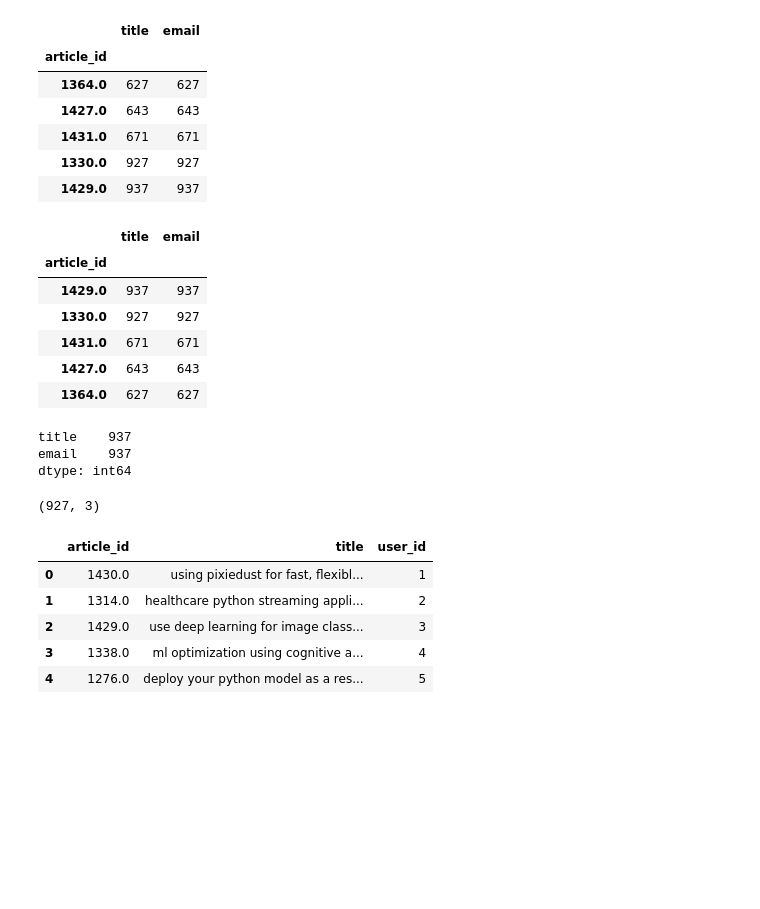
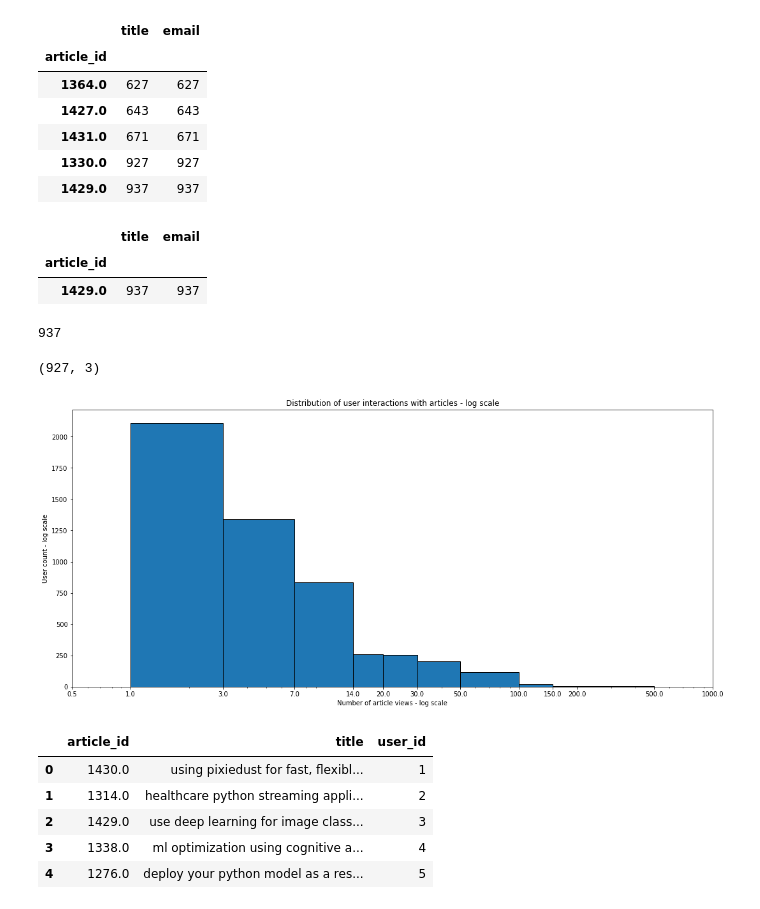
Before and after one commit to carmencampos/Recommendations-IBM, a Jupyter notebook: Recommendations_with_IBM.ipynb, the cells around one changed output. Cells and saved outputs as stored; diff of their text form; code cells hidden in the pictures; blank space fills up the shorter version.

```diff
--- a/Recommendations_with_IBM.ipynb
+++ b/Recommendations_with_IBM.ipynb
@@ -198,21 +184,15 @@ df.groupby(['article_id']).count().sort_values('title').tail()
 | 1330.0 | 927 | 927 |
 | 1429.0 | 937 | 937 |
 # %%
-df.groupby(['article_id']).count().sort_values('title', ascending=False).head()
+df.groupby(['article_id']).count().sort_values('title', ascending=False).head(1)
 # %% [output]
 |  | title | email |
 | article_id |  |  |
 | 1429.0 | 937 | 937 |
-| 1330.0 | 927 | 927 |
-| 1431.0 | 671 | 671 |
-| 1427.0 | 643 | 643 |
-| 1364.0 | 627 | 627 |
 # %%
-df.groupby('article_id').count().max()
+df.groupby('article_id').count().max().title
 # %% [output]
-title    937
-email    937
-dtype: int64
+937
 # %%
 df[df.article_id == 1330.0].shape
 # %% [output]
@@ -223,3 +203,18 @@ max_views = 937 # The most viewed article in the dataset was viewed how many tim
+# %%
+# Histogram for distribution of user interaction with articles
+plt.figure(figsize=(18,8))
+histogram_bins = [0,1,3,7,14,20,30,50,100,150,200,500]
+histogram_ticks = np.array([0.5, 1,3,7,14,20,30,50,100,150,200,500,1000])
+plt.hist(df[['email','article_id']].groupby(['email']).count()['article_id'],bins=histogram_bins,ec='black')
+plt.yscale('linear')
+plt.xscale('log')
+plt.xticks(histogram_ticks,histogram_ticks.astype(str))
+plt.title('Distribution of user interactions with articles - log scale')
+plt.xlabel('Number of article views - log scale')
+plt.ylabel('User count - log scale')
+plt.show()
+# %% [output]
+[figure, added]
 # %%
 ## No need to change the code here - this will be helpful for later parts of the notebook
 # Run this cell to map the user email to a user_id column and remove the email column
```
Also changed, not shown: parts of 10 cells of this notebook, 3 other files.
